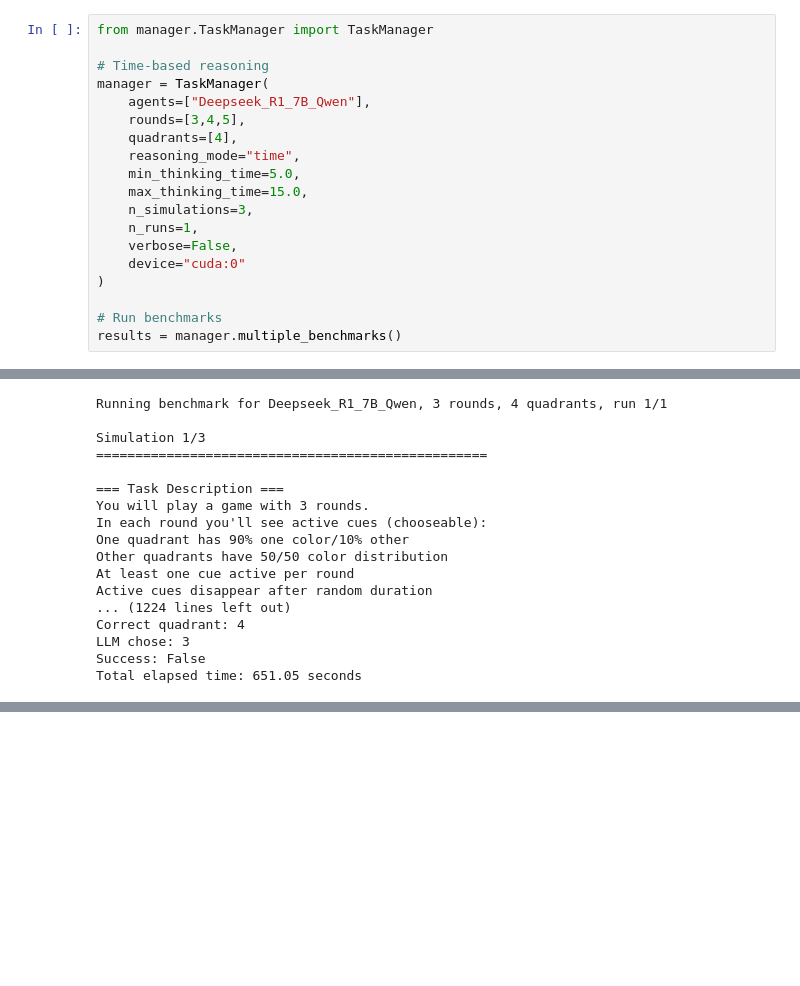
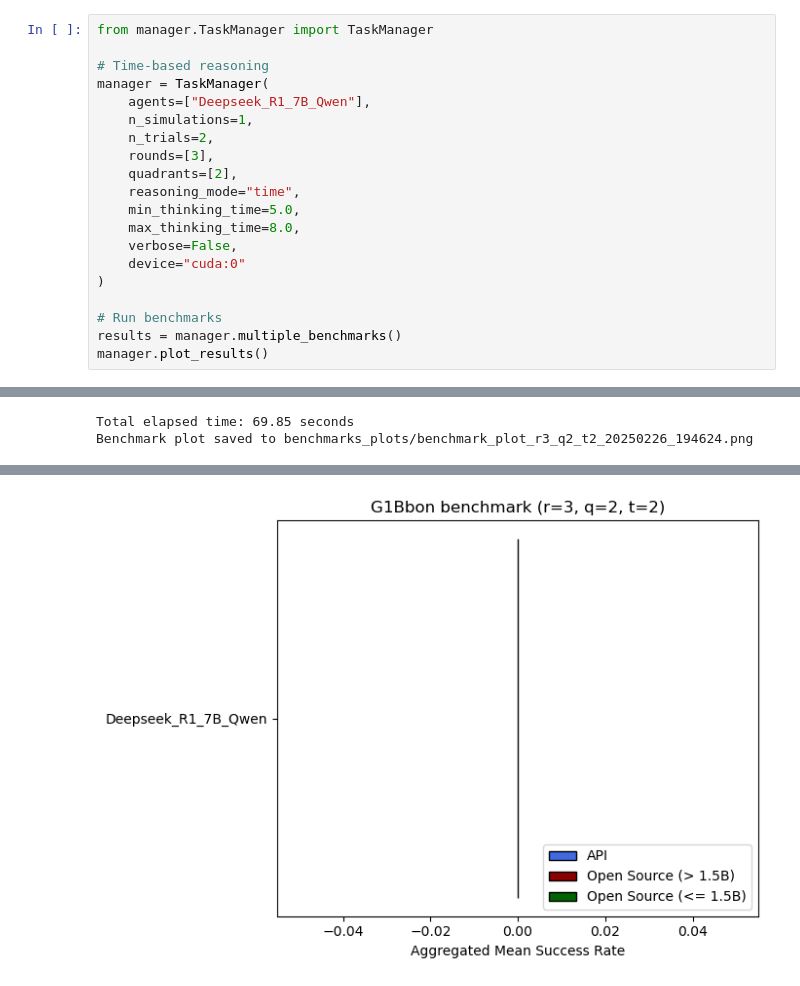
Before and after one commit to gguiomar/cog-schema, a Jupyter notebook: main.ipynb, the cells around one changed output, grey strips where cells are left out. Drawn from its saved outputs; the diff is of its cells as text; blank space fills up the shorter version.

```diff
--- a/main.ipynb
+++ b/main.ipynb
@@ -4,19 +4,20 @@ from manager.TaskManager import TaskManager
 # Time-based reasoning
 manager = TaskManager(
     agents=["Deepseek_R1_7B_Qwen"],
-    rounds=[3,4,5],
-    quadrants=[4],
+    n_simulations=1,
+    n_trials=2,
+    rounds=[3],
+    quadrants=[2],
     reasoning_mode="time",
     min_thinking_time=5.0,
-    max_thinking_time=15.0,
-    n_simulations=3,
-    n_runs=1,
+    max_thinking_time=8.0,
     verbose=False,
     device="cuda:0"
 )
 
 # Run benchmarks
 results = manager.multiple_benchmarks()
+manager.plot_results()
 # %% [output]
 🦥 Unsloth: Will patch your computer to enable 2x faster free finetuning.
 🦥 Unsloth Zoo will now patch everything to make training faster!
@@ -33,17 +50,2 @@ The attention mask is not set and cannot be inferred from input because pad toke
-Running benchmark for Deepseek_R1_7B_Qwen, 3 rounds, 4 quadrants, run 1/1
-
-Simulation 1/3
-==================================================
-
-=== Task Description ===
-You will play a game with 3 rounds.
-In each round you'll see active cues (chooseable):
-One quadrant has 90% one color/10% other
-Other quadrants have 50/50 color distribution
-At least one cue active per round
-Active cues disappear after random duration
-... (1224 lines left out)
-Correct quadrant: 4
-LLM chose: 3
-Success: False
-Total elapsed time: 651.05 seconds
+Total elapsed time: 69.85 seconds
+Benchmark plot saved to benchmarks_plots/benchmark_plot_r3_q2_t2_20250226_194624.png
@@ -49,0 +54 @@ Total elapsed time: 651.05 seconds
+[figure, added]
```
Also changed, not shown: parts of 1 cell of this notebook, 7 other files.
